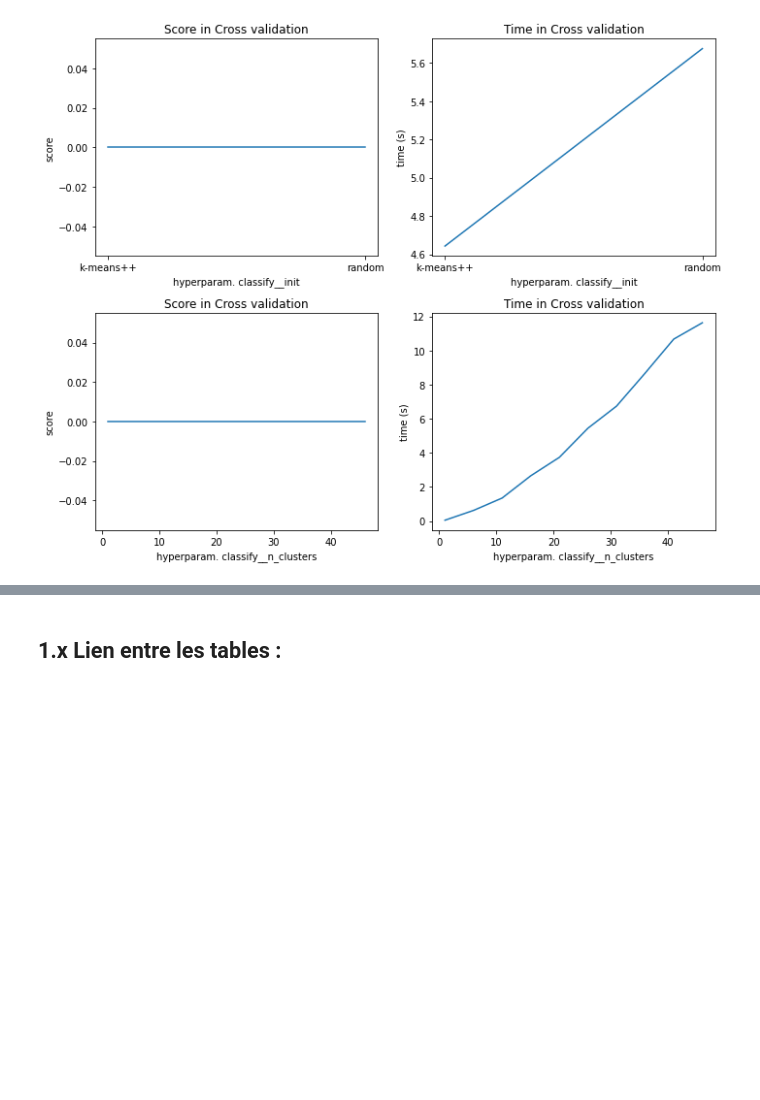
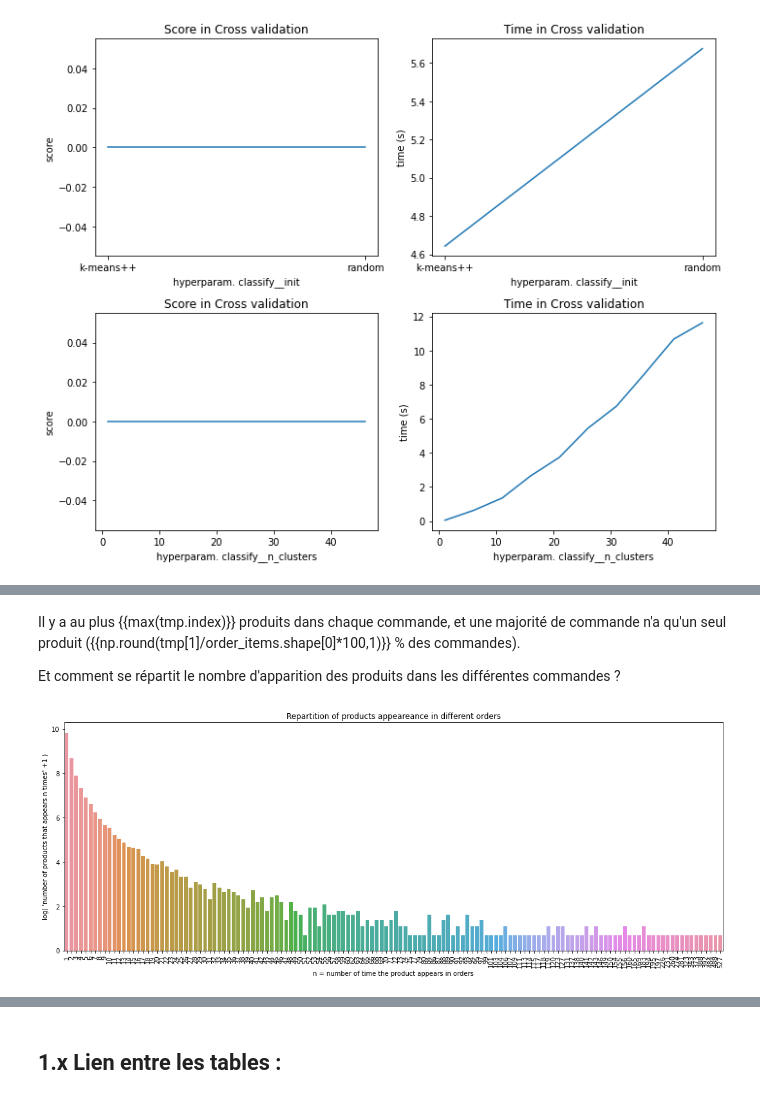
Before and after one commit to ClaireGayral/formation_openclassroom, a Jupyter notebook: P4_gayral_claire/analyse_exploratoire.ipynb, the cells around one changed output, grey strips where cells are left out. Cells and saved outputs as stored; diff of their text form; code cells hidden in the pictures; blank space fills up the shorter version.

```diff
--- a/P4_gayral_claire/analyse_exploratoire.ipynb
+++ b/P4_gayral_claire/analyse_exploratoire.ipynb
@@ -1189,0 +1148,35 @@ my_orders["order_purchase_date"]
+# %% [markdown]
+Il y a au plus {{max(tmp.index)}} produits dans chaque commande, et une majorité de commande n'a qu'un seul produit ({{np.round(tmp[1]/order_items.shape[0]*100,1)}} % des commandes).
+
+Et comment se répartit le nombre d'apparition des produits dans les différentes commandes ?
+# %%
+tmp = order_items.product_id.value_counts().value_counts()
+plt.figure(figsize=(15,6))
+sns.barplot(x=tmp.index, y=np.log(tmp.values+1))
+plt.xticks(rotation=90)
+plt.title("Repartition of products appeareance in different orders")
+plt.xlabel("n = number of time the product appears in orders")
+plt.ylabel("log( 'number of products that appears n times' +1 )")
+plt.tight_layout()
+plt.show()
+
+## some descriptive statistics
+n_max = 150
+nb_products_more_than_n = tmp[tmp.index>n_max].cumsum()[-1:].values[0]
+percent_products_more_than = np.round(nb_products_more_than_n/
+                                      np.unique(order_items.product_id).shape[0]*100,2)
+products_more_than_n = order_items.product_id.iloc[np.where(order_items.product_id.value_counts()>n_max)]
+nb_appearance_products_more_than = order_items[order_items.product_id.isin(products_more_than_n)].shape[0]
+
+
+n_min = 4
+nb_products_less_than_n = tmp[tmp.index<n_min].cumsum()[-1:].values[0]
+percent_products_less_than = np.round(nb_products_less_than_n/
+                                      np.unique(order_items.product_id).shape[0]*100,2)
+
+n_min2 = 2
+nb_products_less_than_n2 = tmp[tmp.index<n_min2].cumsum()[-1:].values[0]
+percent_products_less_than2 = np.round(nb_products_less_than_n2/
+                                      np.unique(order_items.product_id).shape[0]*100,2)
+# %% [output]
+[figure, added]
```
Also changed, not shown: parts of 86 cells of this notebook, 5 other files.
